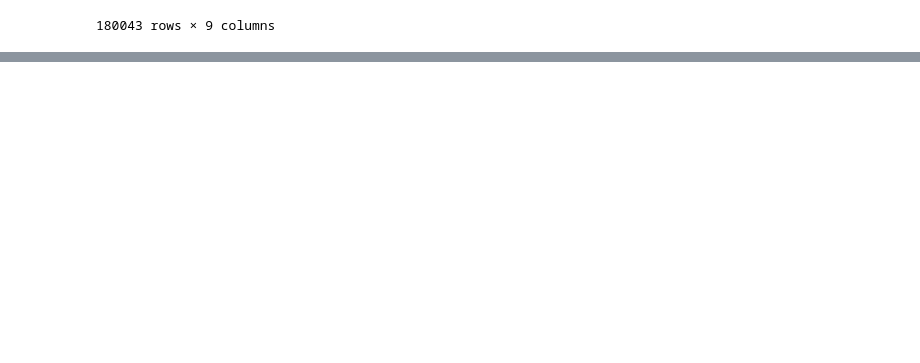
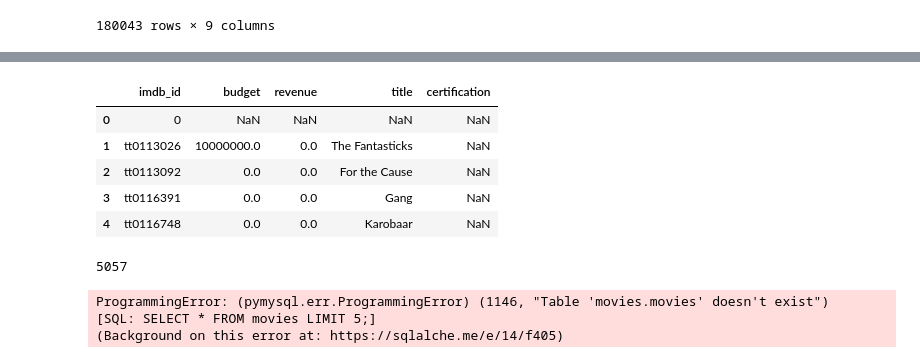
Before and after one commit to fid2445/Project-3-, a Jupyter notebook: Project 3 Part 3.ipynb, the cells around one changed output, grey strips where cells are left out. Drawn from its saved outputs; the diff is of its cells as text; code cells hidden in the pictures; blank space fills up the shorter version.

```diff
--- a/Project 3 Part 3.ipynb
+++ b/Project 3 Part 3.ipynb
@@ -139 +258,42 @@ TypeError: unhashable type: 'list'
+# %%
+tmdb.drop(columns='adult',inplace=True)
+tmdb.drop(columns='backdrop_path', inplace=True)
+tmdb.drop(columns='belongs_to_collection', inplace=True)
+tmdb.drop(columns='genres', inplace=True)
+tmdb.drop(columns='homepage', inplace=True)
+tmdb.drop(columns='id', inplace=True)
+tmdb.drop(columns='original_language', inplace=True)
+tmdb.drop(columns='overview', inplace=True)
+tmdb.drop(columns='popularity', inplace=True)
+tmdb.drop(columns='poster_path', inplace=True)
+tmdb.drop(columns='production_companies', inplace=True)
+tmdb.drop(columns='production_countries', inplace=True)
+tmdb.drop(columns='release_date', inplace=True)
+tmdb.drop(columns='runtime', inplace=True)
+tmdb.drop(columns='spoken_languages', inplace=True)
+tmdb.drop(columns='status', inplace=True)
+tmdb.drop(columns='tagline', inplace=True)
+tmdb.drop(columns='video', inplace=True)
+tmdb.drop(columns='vote_average', inplace=True)
+tmdb.drop(columns='vote_count', inplace=True)
+tmdb.drop(columns='original_title', inplace=True)
+tmdb.head()
+# %% [output]
+|  | imdb_id | budget | revenue | title | certification |
+| 0 | 0 | NaN | NaN | NaN | NaN |
+| 1 | tt0113026 | 10000000.0 | 0.0 | The Fantasticks | NaN |
+| 2 | tt0113092 | 0.0 | 0.0 | For the Cause | NaN |
+| 3 | tt0116391 | 0.0 | 0.0 | Gang | NaN |
+| 4 | tt0116748 | 0.0 | 0.0 | Karobaar | NaN |
+# %%
+tmdb.to_sql('tmdb', engine, if_exists='replace',index=False)
+# %% [output]
+5057
+# %%
+q = """SELECT * FROM movies LIMIT 5;"""
+pd.read_sql(q, engine)
+# %% [output]
+ProgrammingError: (pymysql.err.ProgrammingError) (1146, "Table 'movies.movies' doesn't exist")
+[SQL: SELECT * FROM movies LIMIT 5;]
+(Background on this error at: https://sqlalche.me/e/14/f405)
 # %%
```
Also changed, not shown: parts of 26 cells of this notebook, 1 other file.
